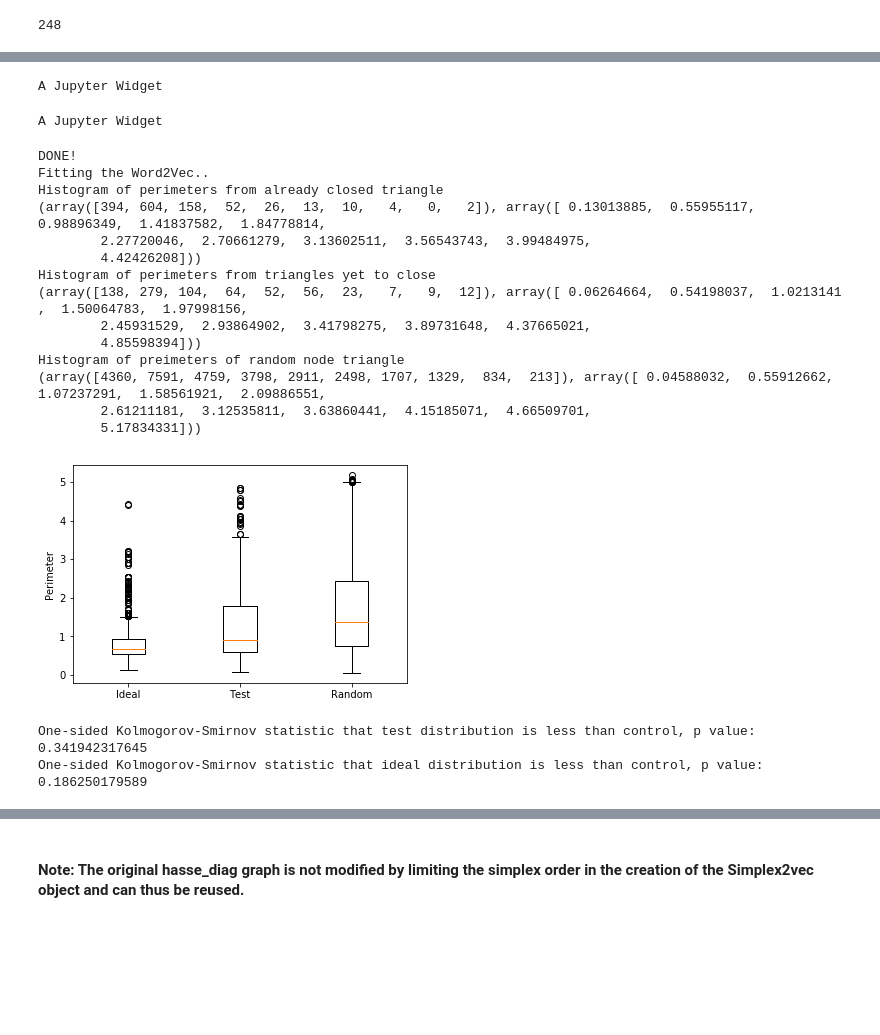
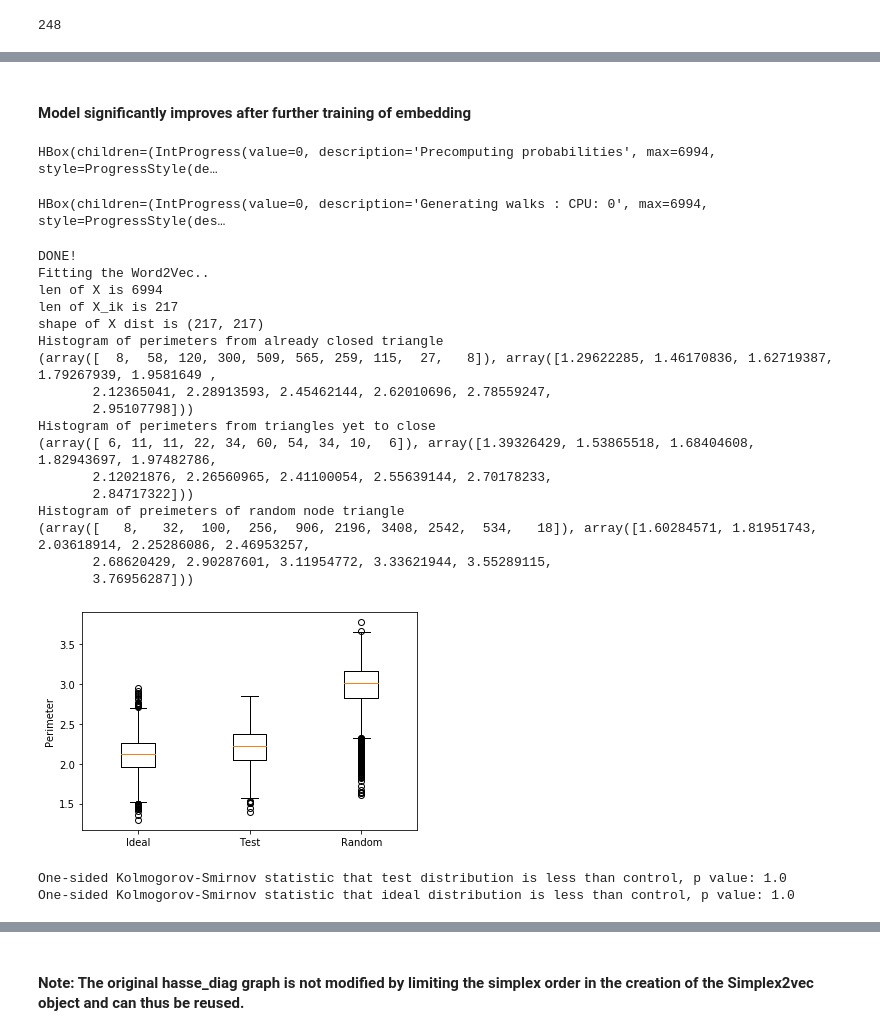
Before and after one commit to lordgrilo/Simplex2Vec, a Jupyter notebook: S2V_USAGE.ipynb, the cells around one changed output, grey strips where cells are left out. Cells and saved outputs as stored; diff of their text form; code cells hidden in the pictures; blank space fills up the shorter version.

Commit message:
Demonstrate improved link prediction
By increasing training time, link prediction significantly improves.
Also, using cosine distance helps some.

```diff
--- a/S2V_USAGE.ipynb
+++ b/S2V_USAGE.ipynb
@@ -151,26 +216,31 @@ print(len(testSet))
+# %% [markdown]
+#### Model significantly improves after further training of embedding
 # %%
-s2v = Simplex2Vec.from_hasse_diagram(g_hasse_head, n_walks=1, walk_length=10, hasse_max_order=None)
+s2v = Simplex2Vec.from_hasse_diagram(g_hasse_head, n_walks=10, walk_length=100, hasse_max_order=None)
 
 model = s2v.fit()
 
-check_prediction(s2v,testSet)
+check_prediction(s2v,testSet,metric='cosine')
 # %% [output]
-A Jupyter Widget
+HBox(children=(IntProgress(value=0, description='Precomputing probabilities', max=6994, style=ProgressStyle(de…
-A Jupyter Widget
+HBox(children=(IntProgress(value=0, description='Generating walks : CPU: 0', max=6994, style=ProgressStyle(des…
 DONE!
 Fitting the Word2Vec..
+len of X is 6994
+len of X_ik is 217
+shape of X dist is (217, 217)
 Histogram of perimeters from already closed triangle
-(array([394, 604, 158,  52,  26,  13,  10,   4,   0,   2]), array([ 0.13013885,  0.55955117,  0.98896349,  1.41837582,  1.84778814,
-        2.27720046,  2.70661279,  3.13602511,  3.56543743,  3.99484975,
-        4.42426208]))
+(array([  8,  58, 120, 300, 509, 565, 259, 115,  27,   8]), array([1.29622285, 1.46170836, 1.62719387, 1.79267939, 1.9581649 ,
+       2.12365041, 2.28913593, 2.45462144, 2.62010696, 2.78559247,
+       2.95107798]))
 Histogram of perimeters from triangles yet to close
-(array([138, 279, 104,  64,  52,  56,  23,   7,   9,  12]), array([ 0.06264664,  0.54198037,  1.0213141 ,  1.50064783,  1.97998156,
-        2.45931529,  2.93864902,  3.41798275,  3.89731648,  4.37665021,
-        4.85598394]))
+(array([ 6, 11, 11, 22, 34, 60, 54, 34, 10,  6]), array([1.39326429, 1.53865518, 1.68404608, 1.82943697, 1.97482786,
+       2.12021876, 2.26560965, 2.41100054, 2.55639144, 2.70178233,
+       2.84717322]))
 Histogram of preimeters of random node triangle
-(array([4360, 7591, 4759, 3798, 2911, 2498, 1707, 1329,  834,  213]), array([ 0.04588032,  0.55912662,  1.07237291,  1.58561921,  2.09886551,
-        2.61211181,  3.12535811,  3.63860441,  4.15185071,  4.66509701,
-        5.17834331]))
+(array([   8,   32,  100,  256,  906, 2196, 3408, 2542,  534,   18]), array([1.60284571, 1.81951743, 2.03618914, 2.25286086, 2.46953257,
+       2.68620429, 2.90287601, 3.11954772, 3.33621944, 3.55289115,
+       3.76956287]))
-[figure, old version]
+[figure, new version]
-One-sided Kolmogorov-Smirnov statistic that test distribution is less than control, p value: 0.341942317645
-One-sided Kolmogorov-Smirnov statistic that ideal distribution is less than control, p value: 0.186250179589
+One-sided Kolmogorov-Smirnov statistic that test distribution is less than control, p value: 1.0
+One-sided Kolmogorov-Smirnov statistic that ideal distribution is less than control, p value: 1.0
```
Also changed, not shown: parts of 8 cells of this notebook.
